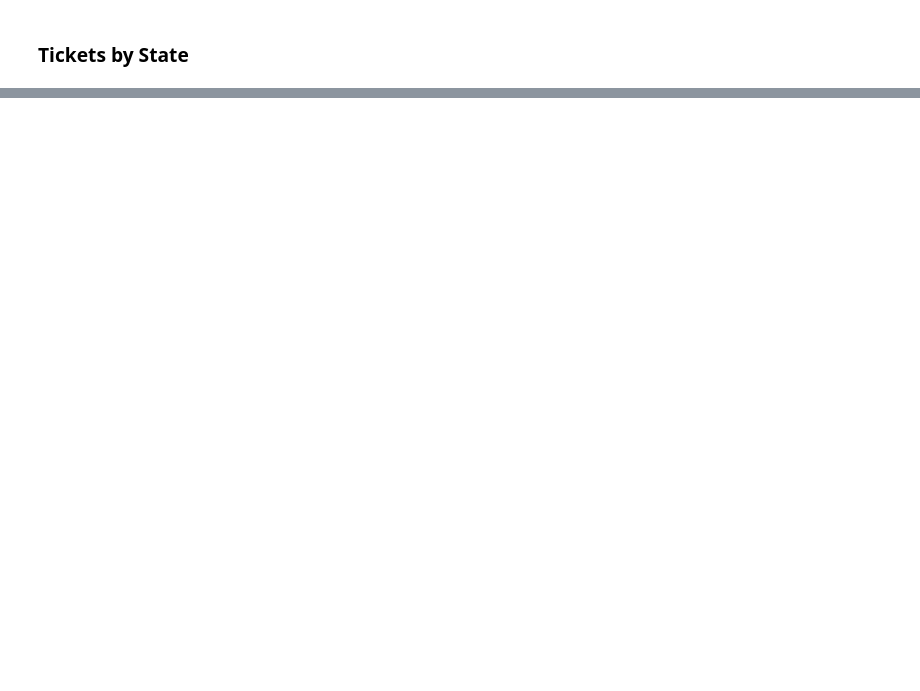
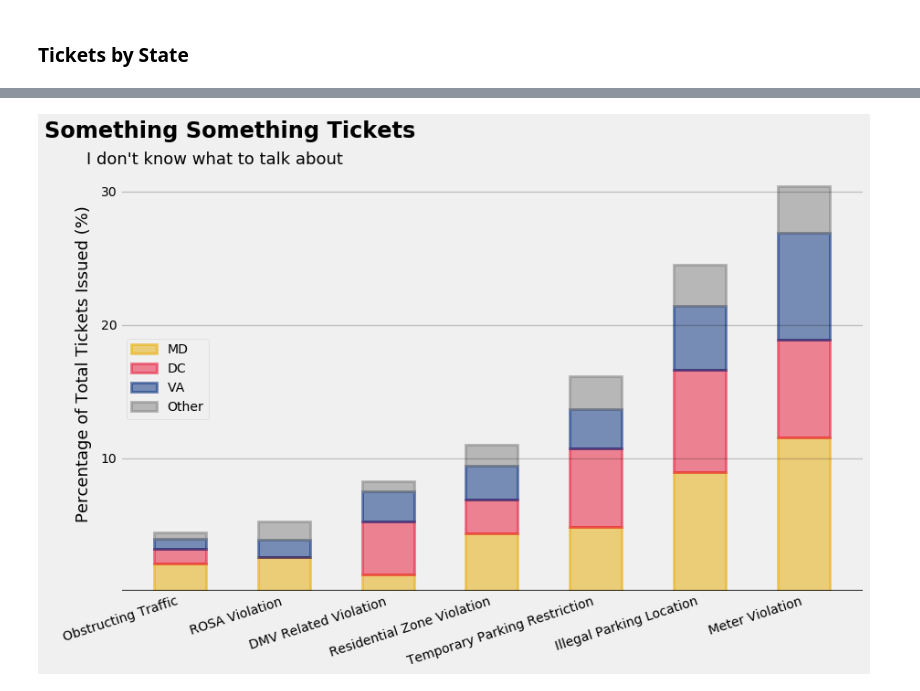
Before and after one commit to Alex-Witt/DC-Parking-Data-Exploration, a Jupyter notebook: Plate Analysis.ipynb, the cells around one changed output, grey strips where cells are left out. Cells and saved outputs as stored; diff of their text form; code cells hidden in the pictures; blank space fills up the shorter version.

```diff
--- a/Plate Analysis.ipynb
+++ b/Plate Analysis.ipynb
@@ -205,0 +253,13 @@ Name: License Plate State, dtype: int64
+# %%
+total = (round(pd.crosstab(df['License Plate State'],
+                           df['Violation Bins'],
+                           normalize = True)*100, 2)
+         [['Obstructing Traffic','ROSA Violation', 'DMV Related Violation',
+              'Residential Zone Violation','Temporary Parking Restriction',
+              'Illegal Parking Location','Meter Violation']]) # Reorder my columns to something more aestehtically pleasing.
+
+del total.index.name #Pesky index name getting in the way.
+
+x_ticks = total.columns.values.tolist() #For x_ticks
+
+total
@@ -205,0 +272,56 @@ Name: License Plate State, dtype: int64
+# %%
+plt.style.use('fivethirtyeight')
+fig, ax = plt.subplots(figsize=(13, 8))
+
+# Defining variables for plottling
+ind = np.arange(7)
+width = .5
+opacity = .5
+linewidth = 3
+
+# 4 Stacks based on State
+p1 = plt.bar(ind, total.iloc[1], width,
+             color = '#EAAB00', alpha = opacity,
+             edgecolor = '#EAAB00', linewidth = linewidth,
+             label = 'MD')
+p2 = plt.bar(ind, total.iloc[0], width,
+             bottom=total.iloc[1],
+             color = '#E91436', alpha = opacity,
+             edgecolor = '#E91436', linewidth = linewidth,
+             label = 'DC')
+p3 = plt.bar(ind, total.iloc[3], width,
+             bottom=total.iloc[1]+total.iloc[0],
+             color = '#00297B' , alpha = opacity,
+             edgecolor = '#00297B', linewidth = linewidth,
+             label = 'VA')
+p4 = plt.bar(ind, total.iloc[2], width,
+             bottom=total.iloc[3]+total.iloc[1]+total.iloc[0],
+             color = '#808080', alpha = opacity,
+             edgecolor = '#808080', linewidth = linewidth,
+             label = 'Other')
+
+# Horizontal lines for reference
+plt.axhline(y = .15, color = 'black', linewidth = 1.3, alpha = .7)
+plt.axhline(y = 30, color = 'black', linewidth = 1.3, alpha = .2)
+plt.axhline(y = 20, color = 'black', linewidth = 1.3, alpha = .2)
+plt.axhline(y = 10, color = 'black', linewidth = 1.3, alpha = .2)
+
+# Text and annotations
+#plt.text(x = 2 , y = -8, s = 'Type of Ticket Issued',
+        #fontsize = 18)
+plt.text(x = -1, y = 28, s = 'Percentage of Total Tickets Issued (%)',
+        fontsize = 18, rotation = 90,)
+plt.text(x= -1.3 , y=34, s = "Something Something Tickets",
+       fontsize = 24, fontweight = 'bold')
+plt.text(x= -.9 , y=32,s = "I don't know what to talk about",
+       fontsize = 18)
+
+# Ticks and Grid
+ax.set_yticks([10,20,30])
+plt.xticks(np.arange(7)  ,x_ticks, rotation = 18, ha = 'right')
+ax.grid(False)
+plt.legend()
+
+plt.show();
+# %% [output]
+[figure, added]
```
Also changed, not shown: parts of 23 cells of this notebook, 1 other file.
